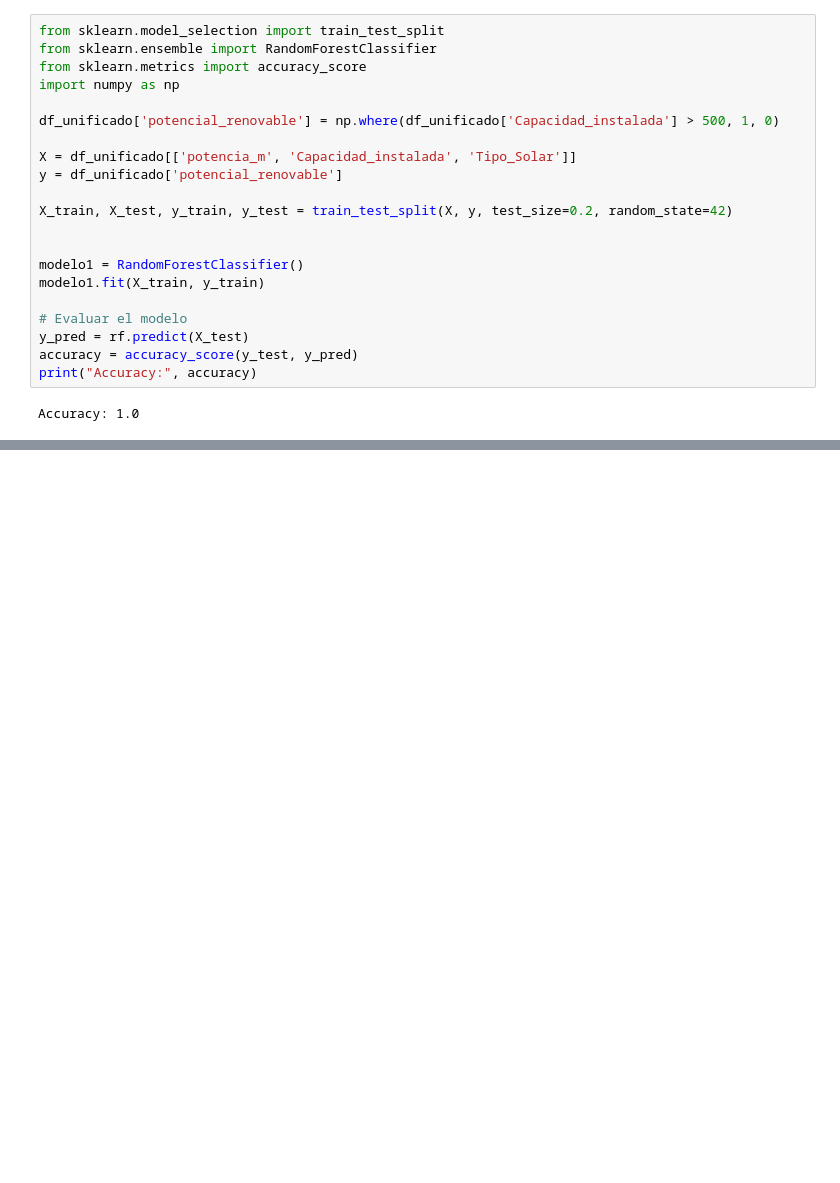
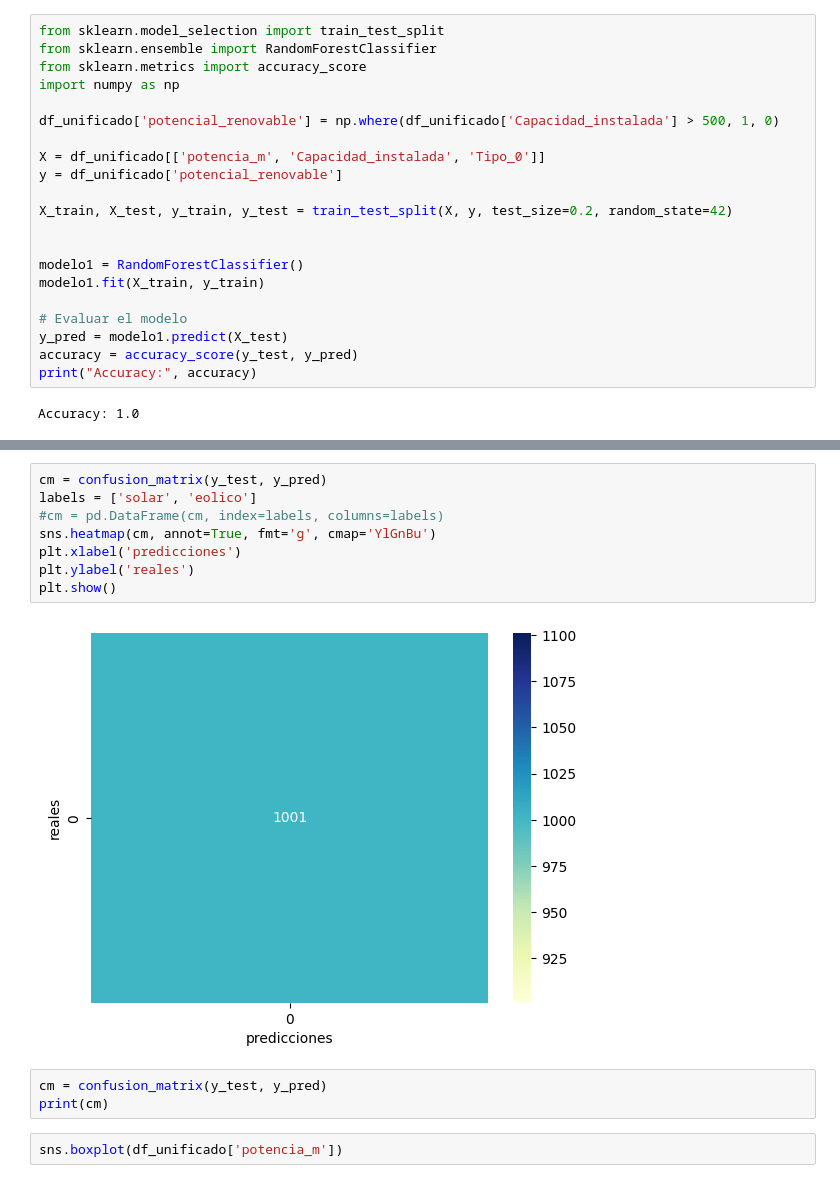
Before and after one commit to gluoneros/talentoTech, a Jupyter notebook: ProyectoFinal.ipynb, the cells around one changed output, grey strips where cells are left out. Saved outputs shown, nothing was run; the diff lists cells and outputs as text; blank space fills up the shorter version.

```diff
--- a/ProyectoFinal.ipynb
+++ b/ProyectoFinal.ipynb
@@ -677,7 +627,7 @@ import numpy as np
 
 df_unificado['potencial_renovable'] = np.where(df_unificado['Capacidad_instalada'] > 500, 1, 0)
 
-X = df_unificado[['potencia_m', 'Capacidad_instalada', 'Tipo_Solar']]
+X = df_unificado[['potencia_m', 'Capacidad_instalada', 'Tipo_0']]
 y = df_unificado['potencial_renovable']
 
 X_train, X_test, y_train, y_test = train_test_split(X, y, test_size=0.2, random_state=42)
@@ -687,7 +637,7 @@ modelo1 = RandomForestClassifier()
 modelo1.fit(X_train, y_train)
 
 # Evaluar el modelo
-y_pred = rf.predict(X_test)
+y_pred = modelo1.predict(X_test)
 accuracy = accuracy_score(y_test, y_pred)
 print("Accuracy:", accuracy)
 # %% [output]
@@ -694,0 +665,15 @@ Accuracy: 1.0
+# %%
+cm = confusion_matrix(y_test, y_pred)
+labels = ['solar', 'eolico']
+#cm = pd.DataFrame(cm, index=labels, columns=labels)
+sns.heatmap(cm, annot=True, fmt='g', cmap='YlGnBu')
+plt.xlabel('predicciones')
+plt.ylabel('reales')
+plt.show()
+# %% [output]
+[figure, added]
+# %%
+cm = confusion_matrix(y_test, y_pred)
+print(cm)
+# %%
+sns.boxplot(df_unificado['potencia_m'])
```
Also changed, not shown: parts of 35 cells of this notebook, 4 other files.
